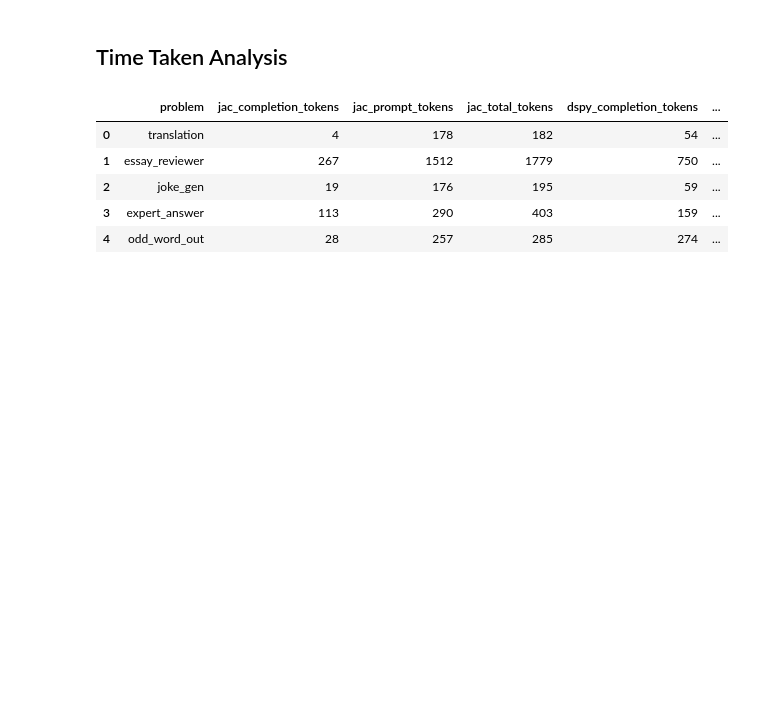
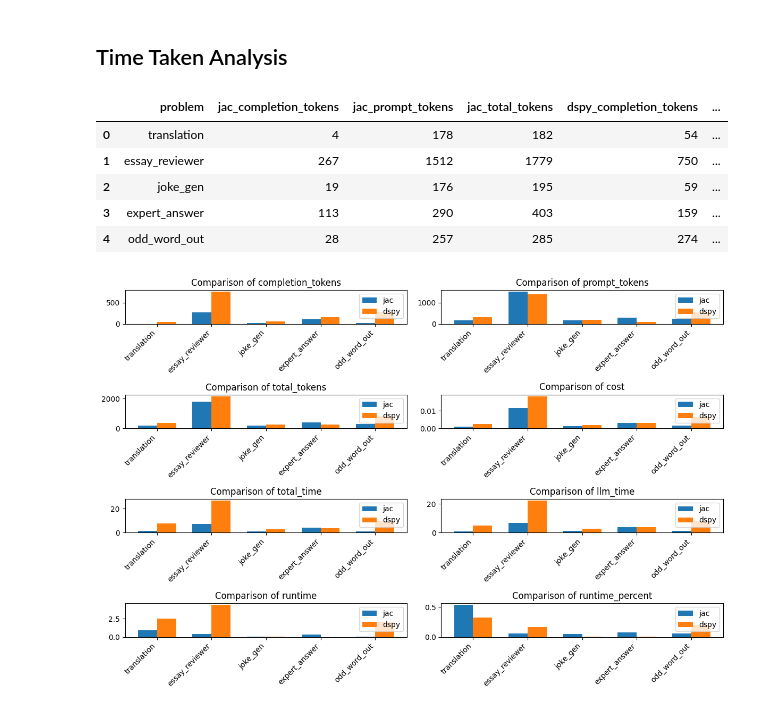
Before and after one commit to Jaseci-Labs/mtllm-evaluation, a Jupyter notebook: analysis.ipynb, the cells around one changed output. Drawn from its saved outputs; the diff is of its cells as text; code cells hidden in the pictures; blank space fills up the shorter version.

```diff
--- a/analysis.ipynb
+++ b/analysis.ipynb
@@ -165,3 +233,28 @@ results_df_with_time
 | 2 | joke_gen | 19 | 176 | 195 | 59 | ... |
 | 3 | expert_answer | 113 | 290 | 403 | 159 | ... |
 | 4 | odd_word_out | 28 | 257 | 285 | 274 | ... |
+# %%
+problems = results_df_with_time['problem'].unique()
+criteria = ['completion_tokens', 'prompt_tokens', 'total_tokens', 'cost','total_time','llm_time','runtime','runtime_percent']
+
+fig, axs = plt.subplots(nrows=4, ncols=2, figsize=(12, 8))
+axs = axs.flatten()
+
+for i, criterion in enumerate(criteria):  # Truncate the criteria list
+    jac_data = results_df_with_time[f'jac_{criterion}']
+    dspy_data = results_df_with_time[f'dspy_{criterion}']
+
+    x = np.arange(len(problems))
+    width = 0.35
+    axs[i].bar(x - width/2, jac_data, width, label='jac')
+    axs[i].bar(x + width/2, dspy_data, width, label='dspy')
+
+    axs[i].set_xticks(x)
+    axs[i].set_xticklabels(problems, rotation=45, ha='right')
+    axs[i].set_title(f'Comparison of {criterion}')
+    axs[i].legend(loc='upper right')
+
+plt.tight_layout()
+plt.show()
+# %% [output]
+[figure, added]
```
Also changed, not shown: parts of 6 cells of this notebook.
